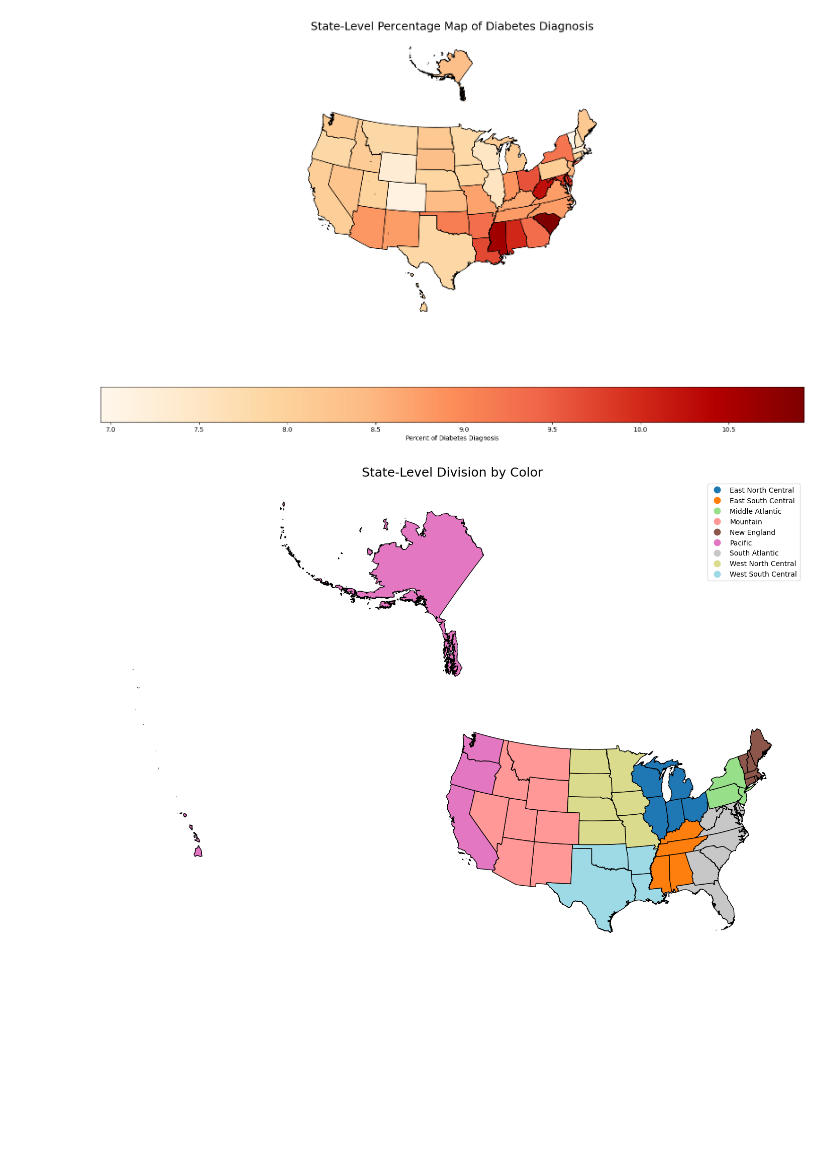
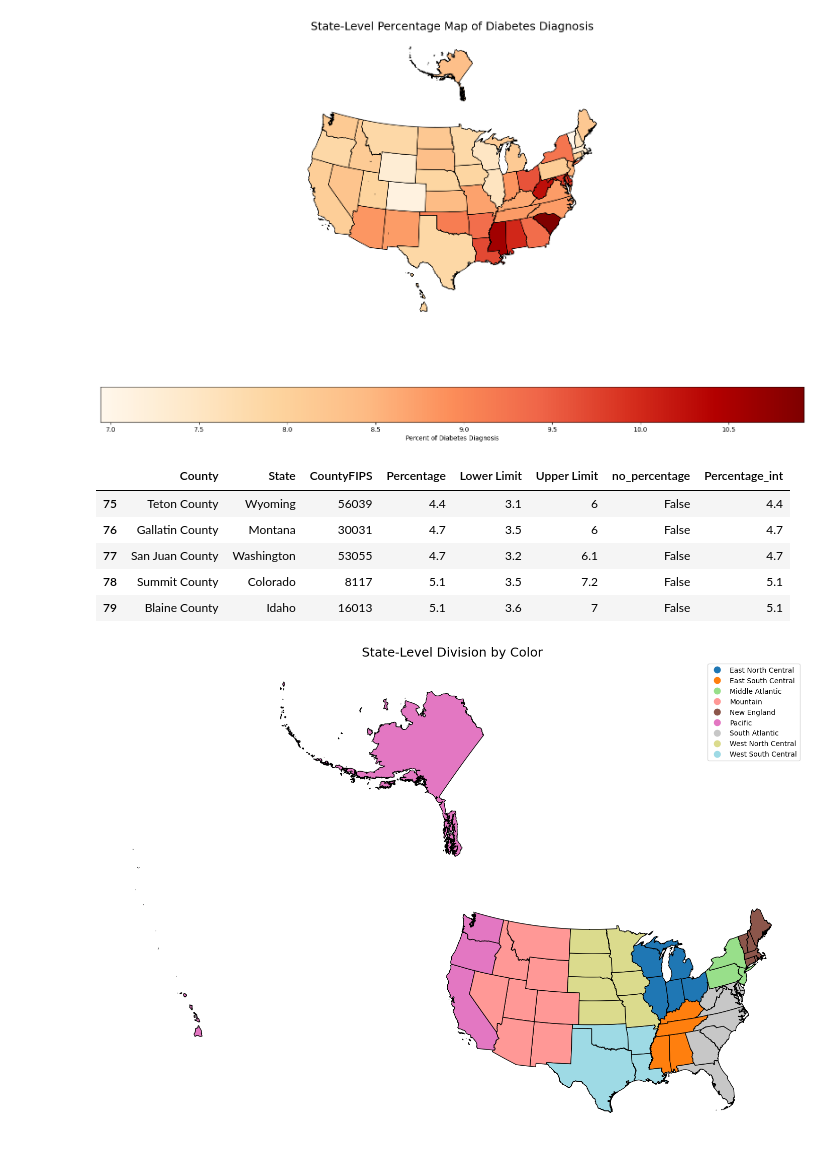
Before and after one commit to anahomosap/data102_group53, a Jupyter notebook: danimap.ipynb, the cells around one changed output. Saved outputs shown, nothing was run; the diff lists cells and outputs as text; code cells hidden in the pictures; blank space fills up the shorter version.

Commit message:
getting top states

```diff
--- a/danimap.ipynb
+++ b/danimap.ipynb
@@ -275,6 +275,16 @@ plt.tight_layout()
 plt.show()
 # %% [output]
 [figure]
+# %%
+#top 3 states vs lowest 3 states
+d_test.head()
+# %% [output]
+|  | County | State | CountyFIPS | Percentage | Lower Limit | Upper Limit | no_percentage | Percentage_int |
+| 75 | Teton County | Wyoming | 56039 | 4.4 | 3.1 | 6 | False | 4.4 |
+| 76 | Gallatin County | Montana | 30031 | 4.7 | 3.5 | 6 | False | 4.7 |
+| 77 | San Juan County | Washington | 53055 | 4.7 | 3.2 | 6.1 | False | 4.7 |
+| 78 | Summit County | Colorado | 8117 | 5.1 | 3.5 | 7.2 | False | 5.1 |
+| 79 | Blaine County | Idaho | 16013 | 5.1 | 3.6 | 7 | False | 5.1 |
 # %%
 import geopandas as gpd
 import matplotlib.pyplot as plt
```
Also changed, not shown: parts of 1 cell of this notebook.
